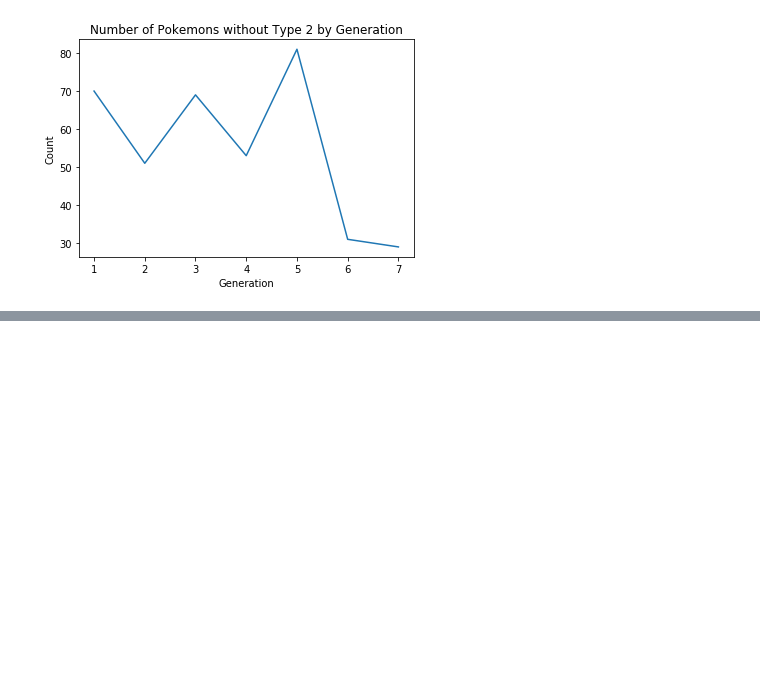
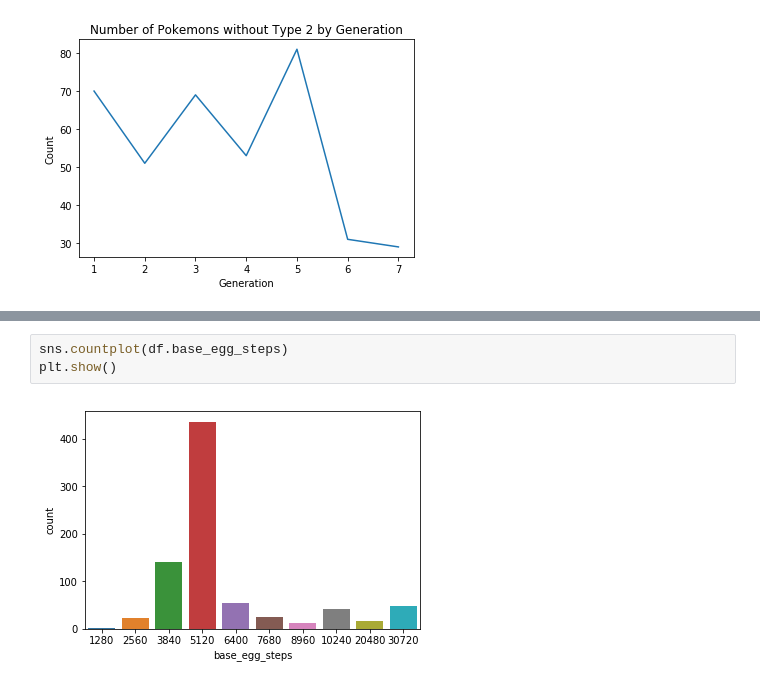
Before and after one commit to llucasreis/dataset-analysis, a Jupyter notebook: pokemon/pokemon-analysis.ipynb, the cells around one changed output, grey strips where cells are left out. Drawn from its saved outputs; the diff is of its cells as text; blank space fills up the shorter version.

```diff
--- a/pokemon/pokemon-analysis.ipynb
+++ b/pokemon/pokemon-analysis.ipynb
@@ -226,0 +307,5 @@ plt.show()
+# %%
+sns.countplot(df.base_egg_steps)
+plt.show()
+# %% [output]
+[figure, added]
```
Also changed, not shown: parts of 32 cells of this notebook.
